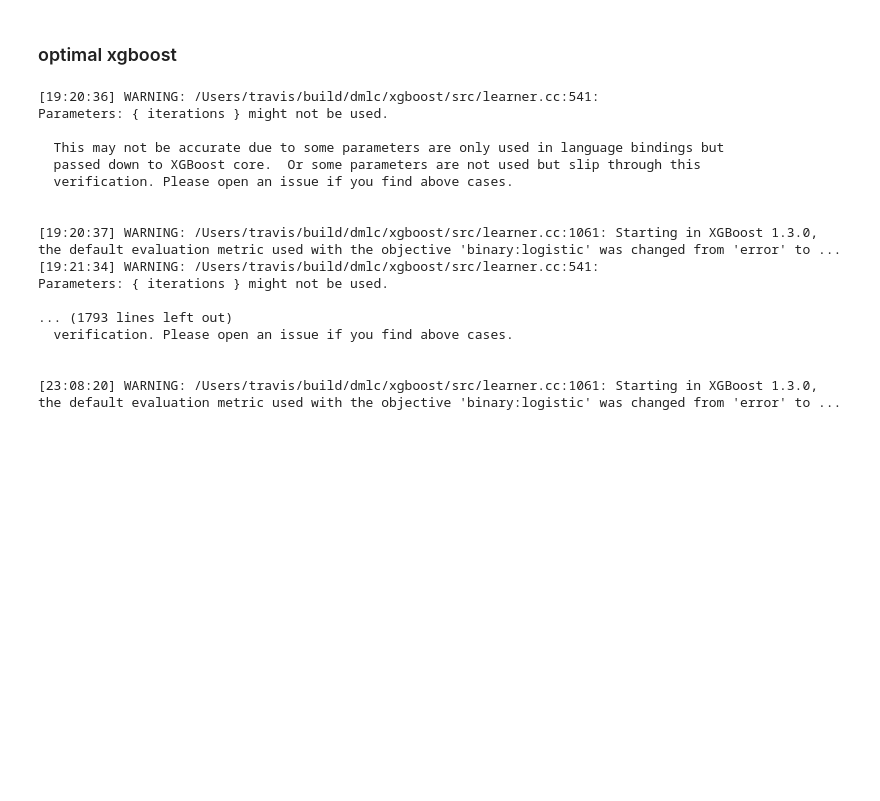
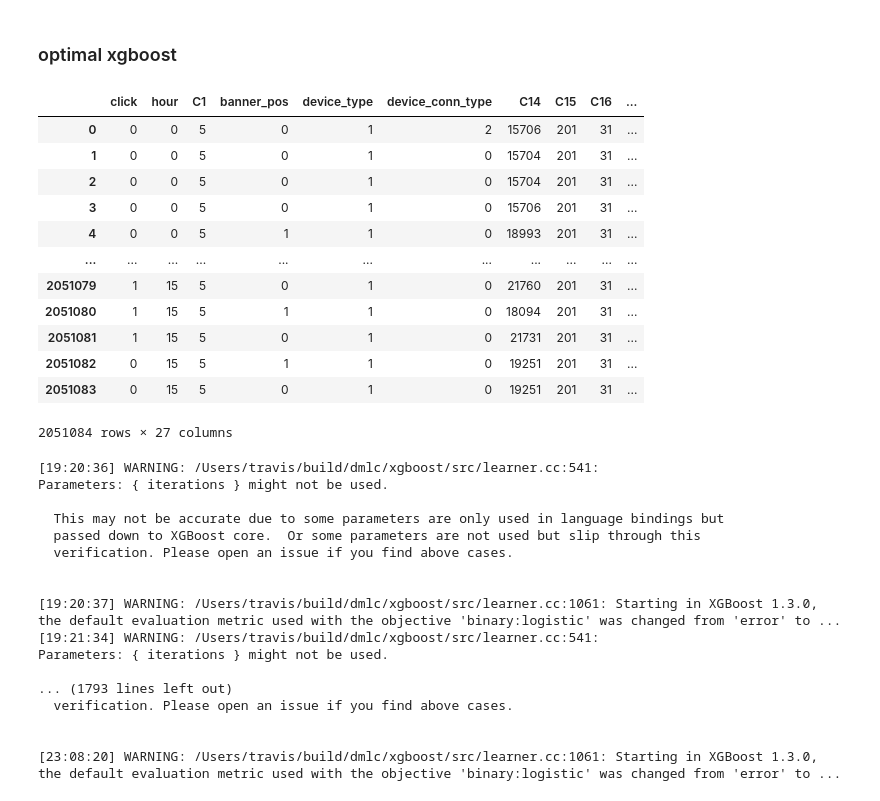
Before and after one commit to junglewill/Click-through-rate-prediction, a Jupyter notebook: final_model_xgboost.ipynb, the cells around one changed output. Cells and saved outputs as stored; diff of their text form; code cells hidden in the pictures; blank space fills up the shorter version.

```diff
--- a/final_model_xgboost.ipynb
+++ b/final_model_xgboost.ipynb
@@ -127,6 +127,22 @@ opt_c.best_score_
 opt_c.best_params_
 # %% [markdown]
 ### optimal xgboost
+# %%
+df_xgb
+# %% [output]
+|  | click | hour | C1 | banner_pos | device_type | device_conn_type | C14 | C15 | C16 | ... |
+| 0 | 0 | 0 | 5 | 0 | 1 | 2 | 15706 | 201 | 31 | ... |
+| 1 | 0 | 0 | 5 | 0 | 1 | 0 | 15704 | 201 | 31 | ... |
+| 2 | 0 | 0 | 5 | 0 | 1 | 0 | 15704 | 201 | 31 | ... |
+| 3 | 0 | 0 | 5 | 0 | 1 | 0 | 15706 | 201 | 31 | ... |
+| 4 | 0 | 0 | 5 | 1 | 1 | 0 | 18993 | 201 | 31 | ... |
+| ... | ... | ... | ... | ... | ... | ... | ... | ... | ... | ... |
+| 2051079 | 1 | 15 | 5 | 0 | 1 | 0 | 21760 | 201 | 31 | ... |
+| 2051080 | 1 | 15 | 5 | 1 | 1 | 0 | 18094 | 201 | 31 | ... |
+| 2051081 | 1 | 15 | 5 | 0 | 1 | 0 | 21731 | 201 | 31 | ... |
+| 2051082 | 0 | 15 | 5 | 1 | 1 | 0 | 19251 | 201 | 31 | ... |
+| 2051083 | 0 | 15 | 5 | 0 | 1 | 0 | 19251 | 201 | 31 | ... |
+2051084 rows × 27 columns
 # %%
 df_xgb = df_train.copy()
 
```
Also changed, not shown: parts of 19 cells of this notebook, 1 other file.
